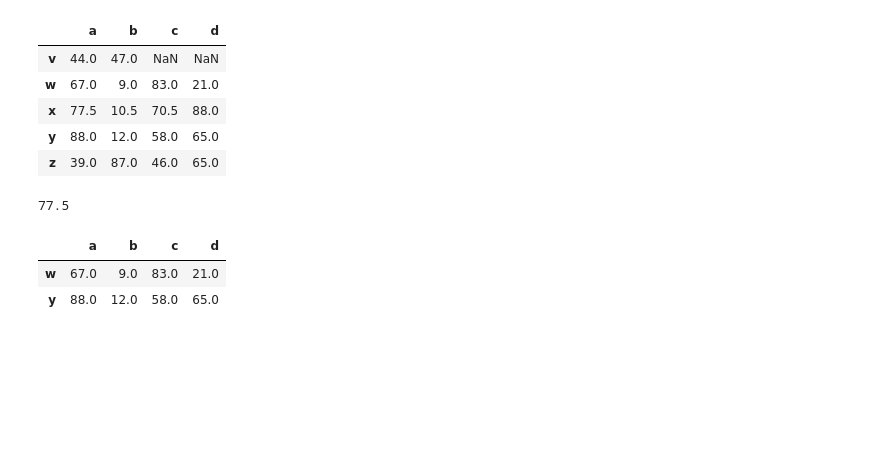
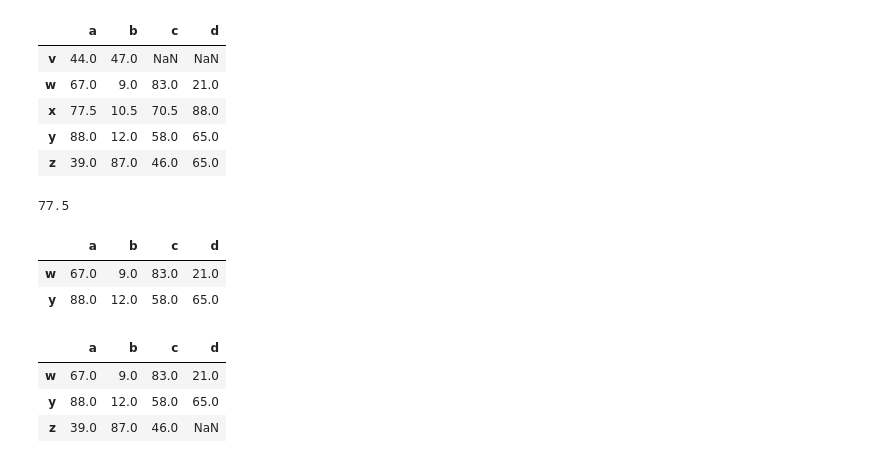
Before and after one commit to abhixz13/Cisco-Python-Training, a Jupyter notebook: Cisco-2022-06June-08-analytics.ipynb, the cells around one changed output. Saved outputs shown, nothing was run; the diff lists cells and outputs as text; code cells hidden in the pictures; blank space fills up the shorter version.

```diff
--- a/Cisco-2022-06June-08-analytics.ipynb
+++ b/Cisco-2022-06June-08-analytics.ipynb
@@ -860,3 +860,10 @@ df.dropna()   # get rid of all rows with any NaN values
 |  | a | b | c | d |
 | w | 67.0 | 9.0 | 83.0 | 21.0 |
 | y | 88.0 | 12.0 | 58.0 | 65.0 |
+# %%
+df.dropna(thresh=3)  # if we have at least 3 values, then keep the row
+# %% [output]
+|  | a | b | c | d |
+| w | 67.0 | 9.0 | 83.0 | 21.0 |
+| y | 88.0 | 12.0 | 58.0 | 65.0 |
+| z | 39.0 | 87.0 | 46.0 | NaN |
```
Also changed, not shown: parts of 1 cell of this notebook.
